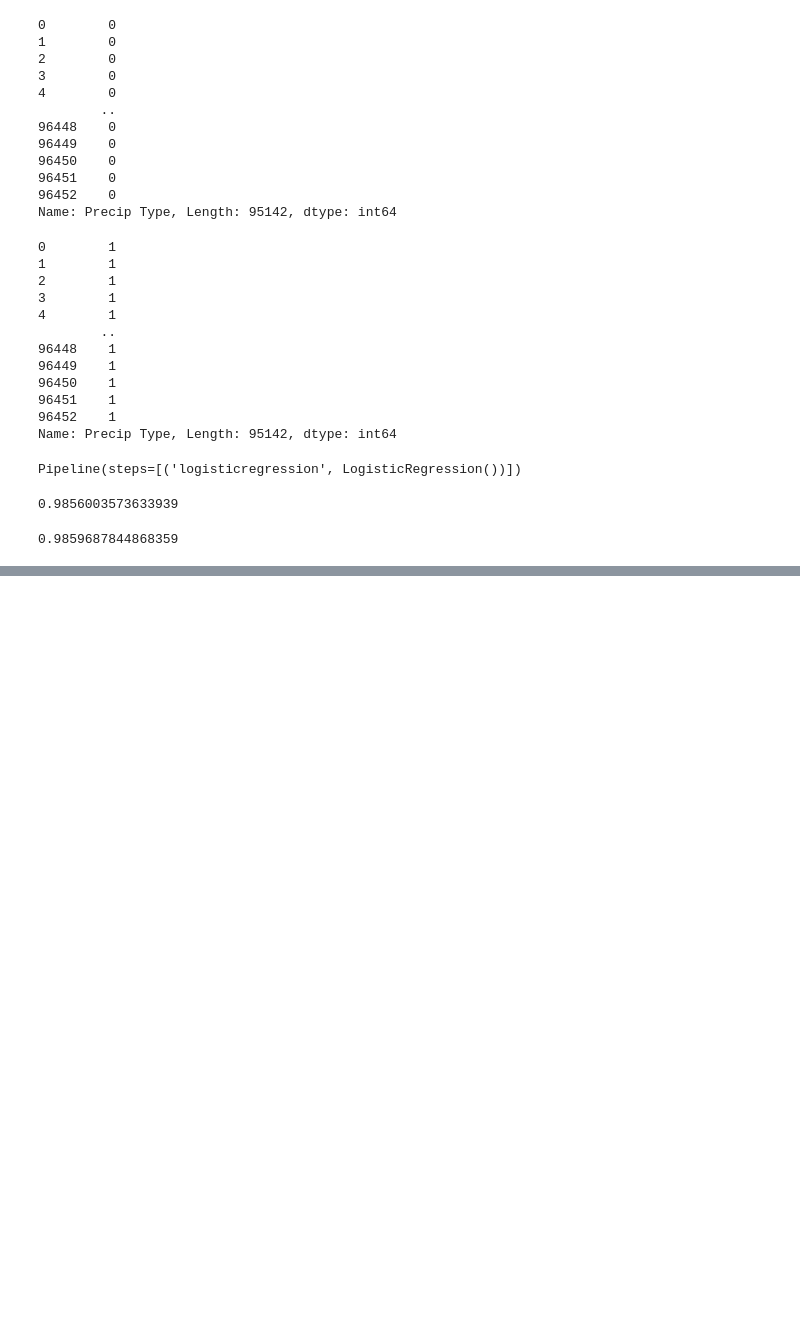
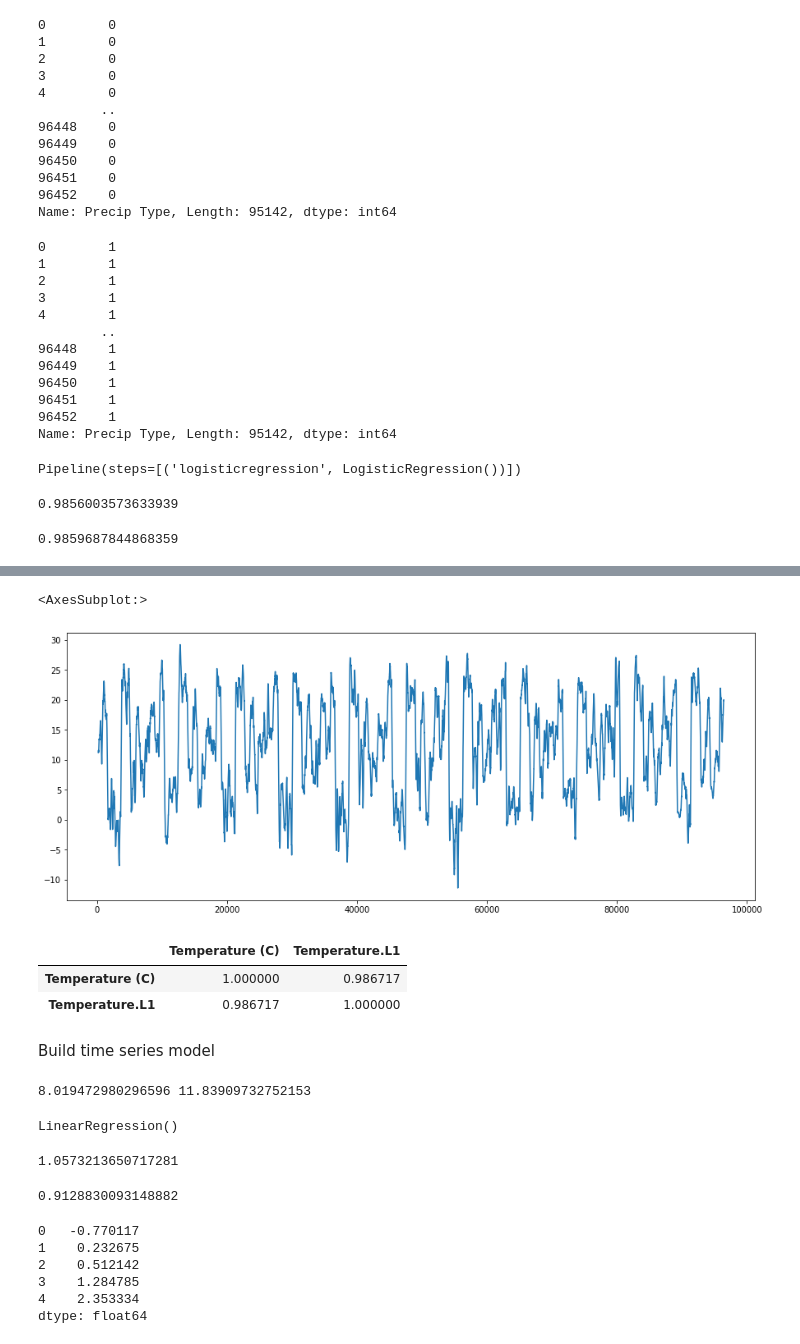
Before and after one commit to Ubaid-Ur-RehmanJ/kaggle-projects, a Jupyter notebook: weather-prediction.ipynb, the cells around one changed output, grey strips where cells are left out. Drawn from its saved outputs; the diff is of its cells as text; code cells hidden in the pictures; blank space fills up the shorter version.

```diff
--- a/weather-prediction.ipynb
+++ b/weather-prediction.ipynb
@@ -210,0 +270,14 @@ print(lr_val_accuracy)
+# %%
+fig, ax = plt.subplots(figsize = (15, 6))
+df["Temperature (C)"].rolling(168).mean().plot(ax=ax)
+# %% [output]
+<AxesSubplot:>
+[figure, added]
+# %%
+df1.corr()
+# %% [output]
+|  | Temperature (C) | Temperature.L1 |
+| Temperature (C) | 1.000000 | 0.986717 |
+| Temperature.L1 | 0.986717 | 1.000000 |
+# %% [markdown]
+Build time series model
@@ -210,0 +293,33 @@ print(lr_val_accuracy)
+# %%
+y_pred_baseline1 = [y_train1.mean()] * len(y_train1)
+mae_baseline1 = mean_absolute_error(y_train1, y_pred_baseline1)
+print(mae_baseline1, y_train1.mean())
+# %% [output]
+8.019472980296596 11.83909732752153
+# %%
+model1 = LinearRegression()
+model1.fit(X_train1, y_train1)
+# %% [output]
+LinearRegression()
+# %%
+y_pred_training1 = model1.predict(X_train1)
+mae_training1 = mean_absolute_error(y_train1, y_pred_training1)
+print(mae_training1)
+# %% [output]
+1.0573213650717281
+# %%
+y_pred_test1 = model1.predict(X_test1)
+mae_test1 = mean_absolute_error(y_test1, y_pred_test1)
+print(mae_test1)
+# %% [output]
+0.9128830093148882
+# %%
+y_pred_test1 = pd.Series(model1.predict(X_test1))
+y_pred_test1.head()
+# %% [output]
+0   -0.770117
+1    0.232675
+2    0.512142
+3    1.284785
+4    2.353334
+dtype: float64
```
Also changed, not shown: parts of 14 cells of this notebook.
